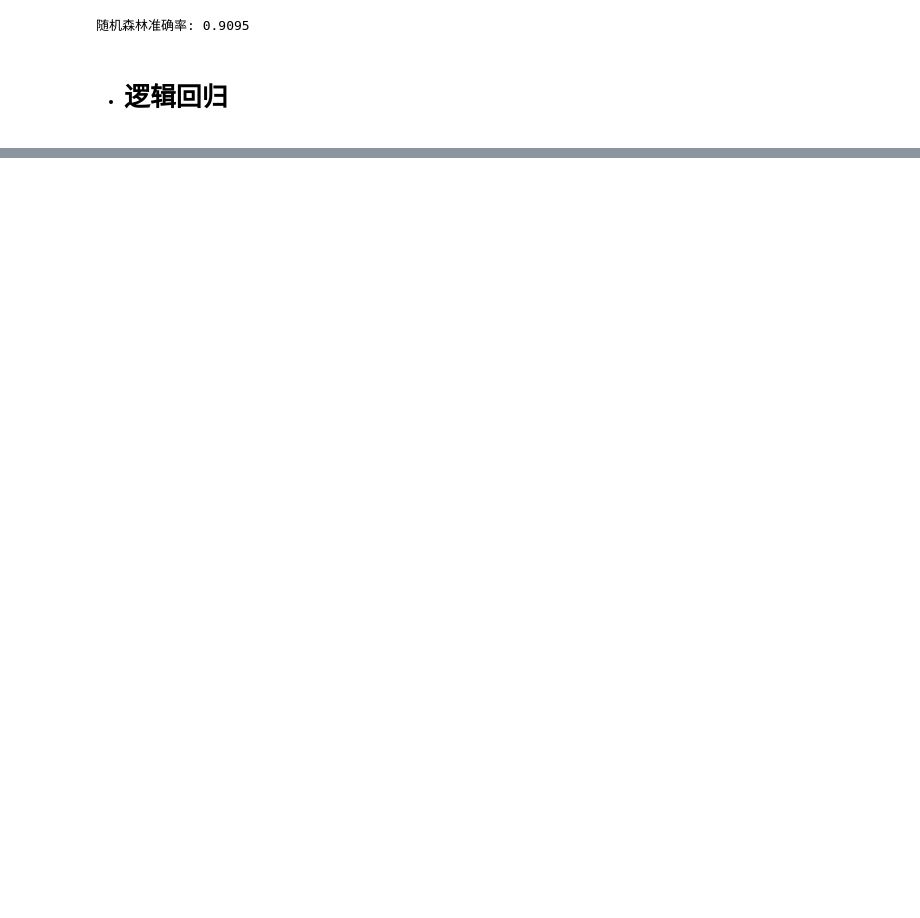
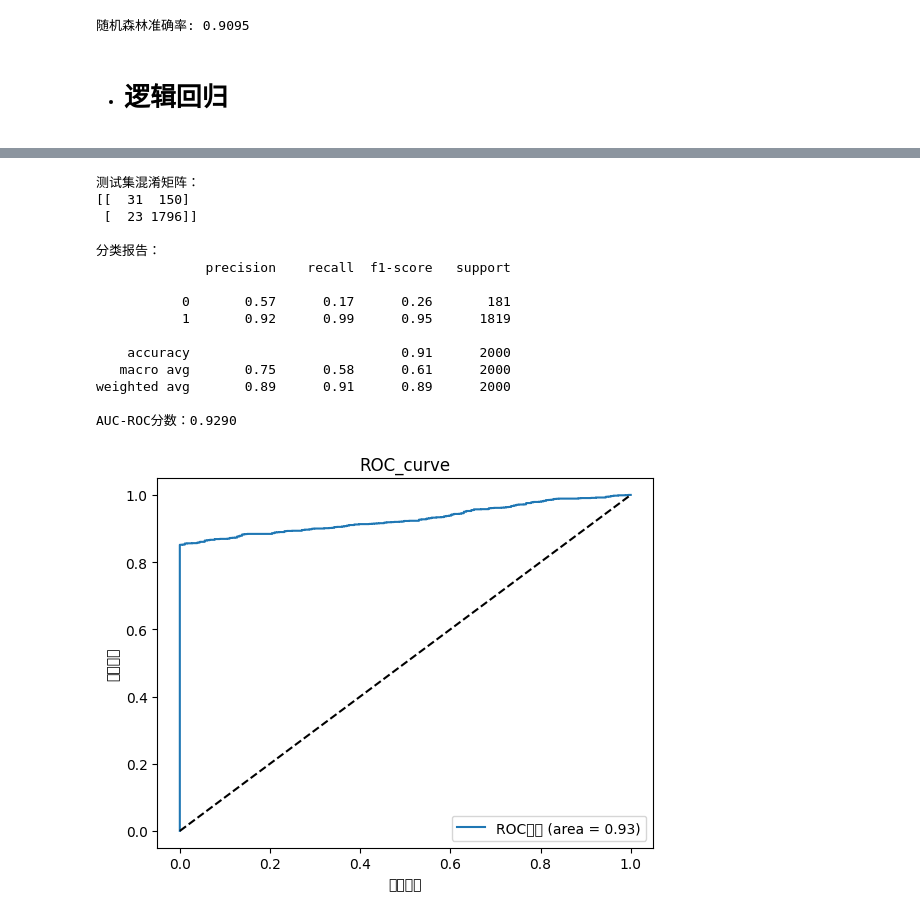
Before and after one commit to fish-eat-no/Diabetes_prediction, a Jupyter notebook: diabetes-prediction.ipynb, the cells around one changed output, grey strips where cells are left out. Drawn from its saved outputs; the diff is of its cells as text; code cells hidden in the pictures; blank space fills up the shorter version.

```diff
--- a/diabetes-prediction.ipynb
+++ b/diabetes-prediction.ipynb
@@ -445,0 +597,45 @@ Accuracy of Logistic Regression model: 0.89
+# %%
+y_train_pred = model.predict(X_train)
+y_test_pred = model.predict(X_test)
+
+# 混淆矩阵
+print("\n测试集混淆矩阵：")
+print(confusion_matrix(y_test, y_test_pred))
+
+# 分类报告
+print("\n分类报告：")
+print(classification_report(y_test, y_test_pred))
+
+# 计算AUC-ROC（适用于二分类）
+if len(y.unique()) == 2:
+    y_prob = model.predict_proba(X_test)[:, 1]
+    roc_auc = roc_auc_score(y_test, y_prob)
+    print(f"AUC-ROC分数：{roc_auc:.4f}")
+
+    # 绘制ROC曲线
+    fpr, tpr, thresholds = roc_curve(y_test, y_prob)
+    plt.figure()
+    plt.plot(fpr, tpr, label=f'ROC曲线 (area = {roc_auc:.2f})')
+    plt.plot([0, 1], [0, 1], 'k--')
+    plt.xlabel('假阳性率')
+    plt.ylabel('真阳性率')
+    plt.title('ROC_curve')
+    plt.legend(loc="lower right")
+    plt.show()
+# %% [output]
+测试集混淆矩阵：
+[[  31  150]
+ [  23 1796]]
+
+分类报告：
+              precision    recall  f1-score   support
+
+           0       0.57      0.17      0.26       181
+           1       0.92      0.99      0.95      1819
+
+    accuracy                           0.91      2000
+   macro avg       0.75      0.58      0.61      2000
+weighted avg       0.89      0.91      0.89      2000
+
+AUC-ROC分数：0.9290
+[figure, added]
```
Also changed, not shown: parts of 14 cells of this notebook.
